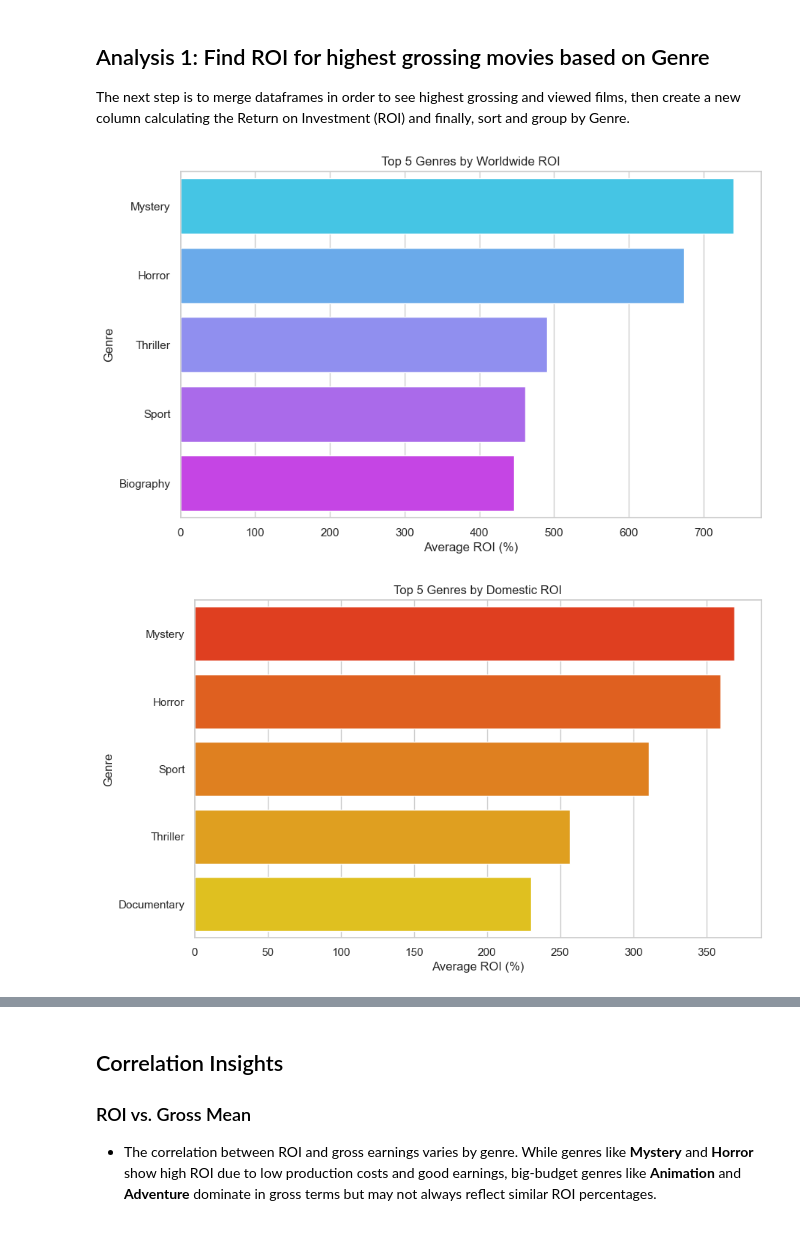
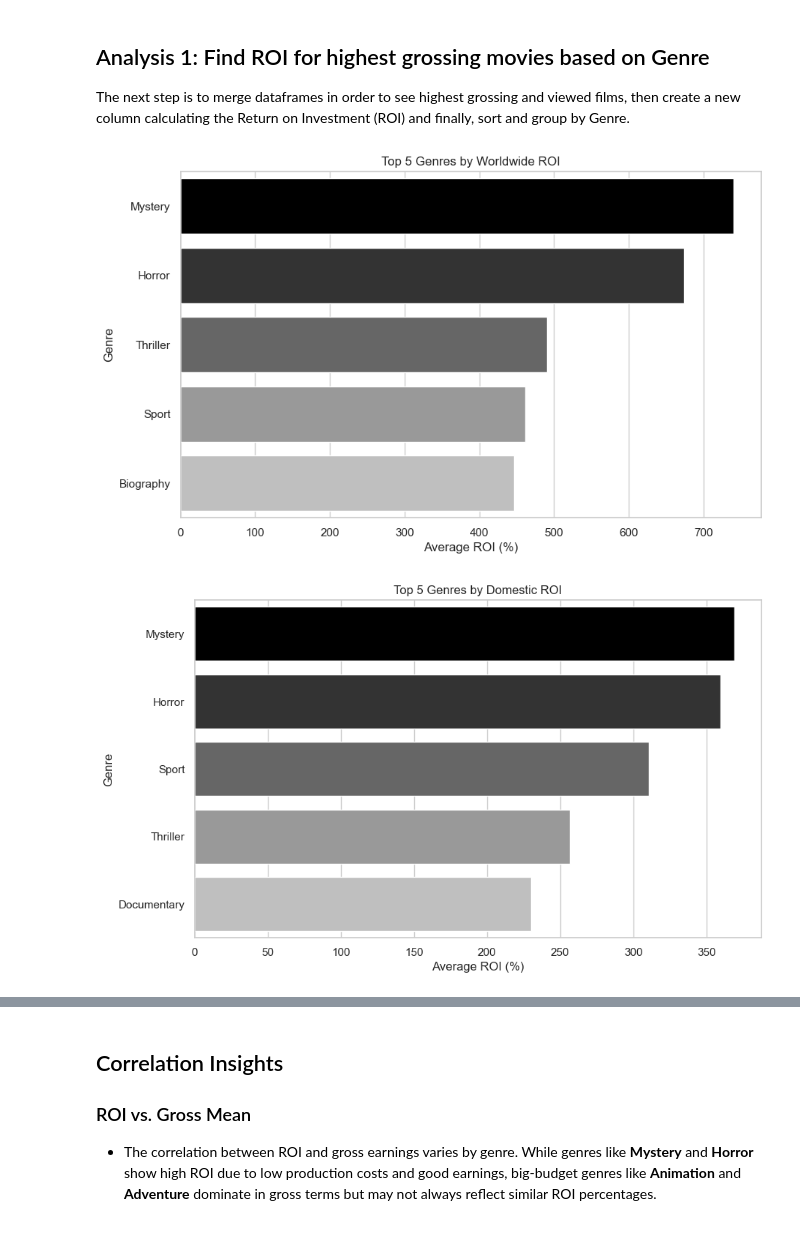
Before and after one commit to nealiyer88/dsc-phase-2-project, a Jupyter notebook: student.ipynb, the cells around one changed output, grey strips where cells are left out. Saved outputs shown, nothing was run; the diff lists cells and outputs as text; code cells hidden in the pictures.

```diff
--- a/student.ipynb
+++ b/student.ipynb
@@ -261,37 +261,42 @@ Domestic_genre = aggregated_df.sort_values(by='ROI Domestic_mean', ascending=Fal
 Worldwide_gross_mean = aggregated_df.sort_values(by='worldwide_gross_weighted_mean', ascending=False)[['genres_', 'worldwide_gross_weighted_mean', 'ROI Worldwide_mean', 'worldwide_gross_weighted_sum']].head(10)
 Domestic_gross_mean = aggregated_df.sort_values(by='domestic_gross_weighted_mean', ascending=False)[['genres_', 'domestic_gross_weighted_mean', 'ROI Domestic_mean', 'domestic_gross_weighted_sum']].head(10)
 
+# Create a greyscale palette with the number of colors you need
+greyscale_palette = sns.color_palette("Greys", 5)[::-1]
+# Modify the last color to be darker
+custom_palette = [(0, 0, 0), (0.2, 0.2, 0.2), (0.4, 0.4, 0.4), (0.6, 0.6, 0.6), (0.75, 0.75, 0.75)]
+
 # Top 5 Worldwide ROI
 plt.figure(figsize=(10, 6))
-sns.barplot(x='ROI Worldwide_mean', y='genres_', data=Worldwide_genre.head(5), palette='cool')
+sns.barplot(x='ROI Worldwide_mean', y='genres_', data=Worldwide_genre.head(5), palette=custom_palette)
 plt.title('Top 5 Genres by Worldwide ROI')
 plt.xlabel('Average ROI (%)')
 plt.ylabel('Genre')
 plt.show()
 
 # Top 5 Domestic ROI
 plt.figure(figsize=(10, 6))
-sns.barplot(x='ROI Domestic_mean', y='genres_', data=Domestic_genre.head(5), palette='autumn')
+sns.barplot(x='ROI Domestic_mean', y='genres_', data=Domestic_genre.head(5), palette=custom_palette)
 plt.title('Top 5 Genres by Domestic ROI')
 plt.xlabel('Average ROI (%)')
 plt.ylabel('Genre')
 plt.show()
 
 # Top 5 Genres by Worldwide Gross Mean
 plt.figure(figsize=(10, 6))
-sns.barplot(x='worldwide_gross_weighted_mean', y='genres_', data=Worldwide_gross_mean.head(5), palette='viridis')
+sns.barplot(x='worldwide_gross_weighted_mean', y='genres_', data=Worldwide_gross_mean.head(5), palette=custom_palette)
 plt.title('Top 5 Genres by Worldwide Gross Mean')
 plt.xlabel('Average Worldwide Gross ($)')
 plt.ylabel('Genre')
 plt.show()
 
 # Top 5 Genres by Domestic Gross Mean
 plt.figure(figsize=(10, 6))
-sns.barplot(x='domestic_gross_weighted_mean', y='genres_', data=Domestic_gross_mean.head(5), palette='magma')
+sns.barplot(x='domestic_gross_weighted_mean', y='genres_', data=Domestic_gross_mean.head(5), palette=custom_palette)
 plt.title('Top 5 Genres by Domestic Gross Mean')
 plt.xlabel('Average Domestic Gross ($)')
 plt.ylabel('Genre')
 plt.show()
 # %% [output]
-[figure, old version]
+[figure, new version]
-[figure, old version]
+[figure, new version]
```
Also changed, not shown: parts of 3 cells of this notebook.
